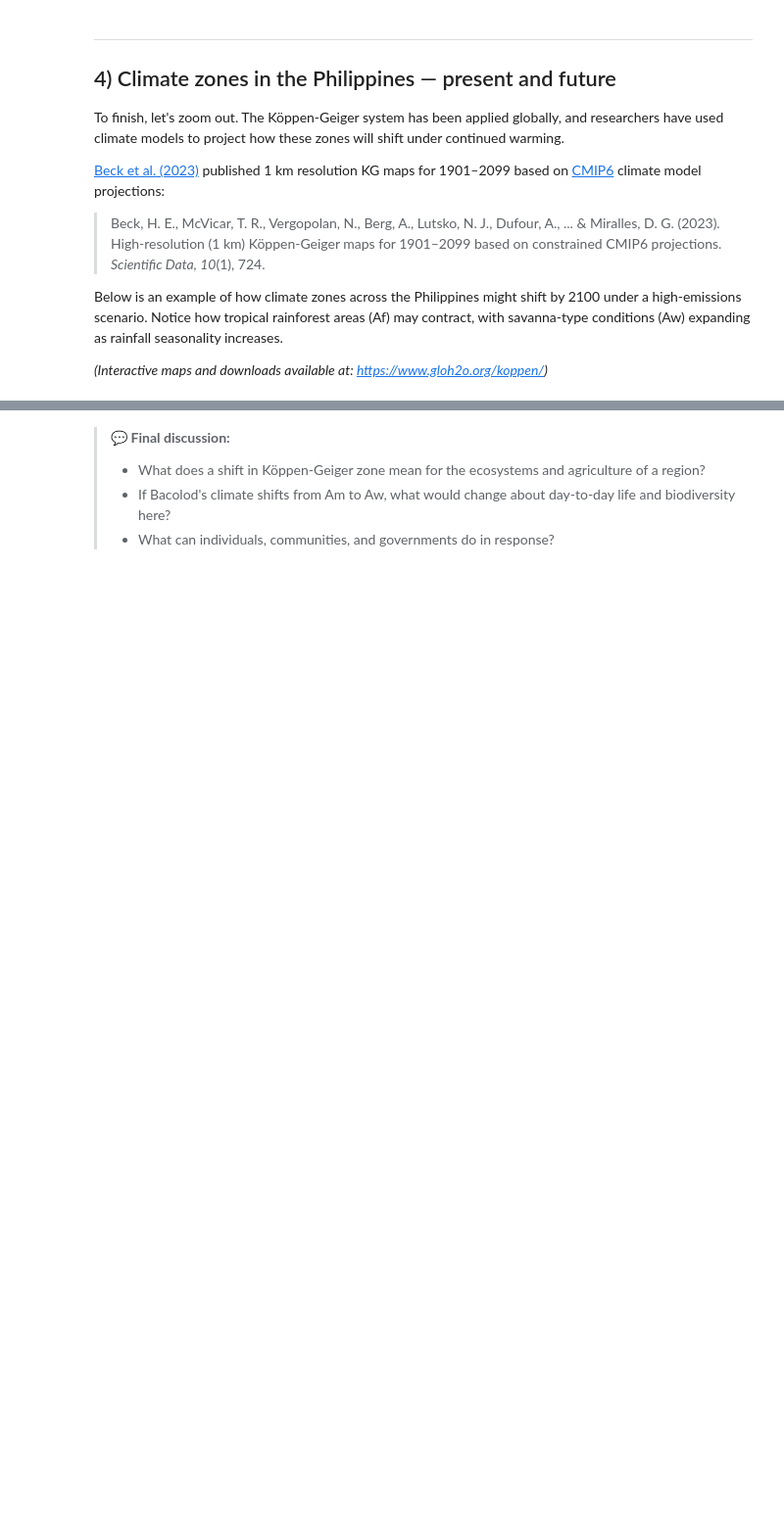
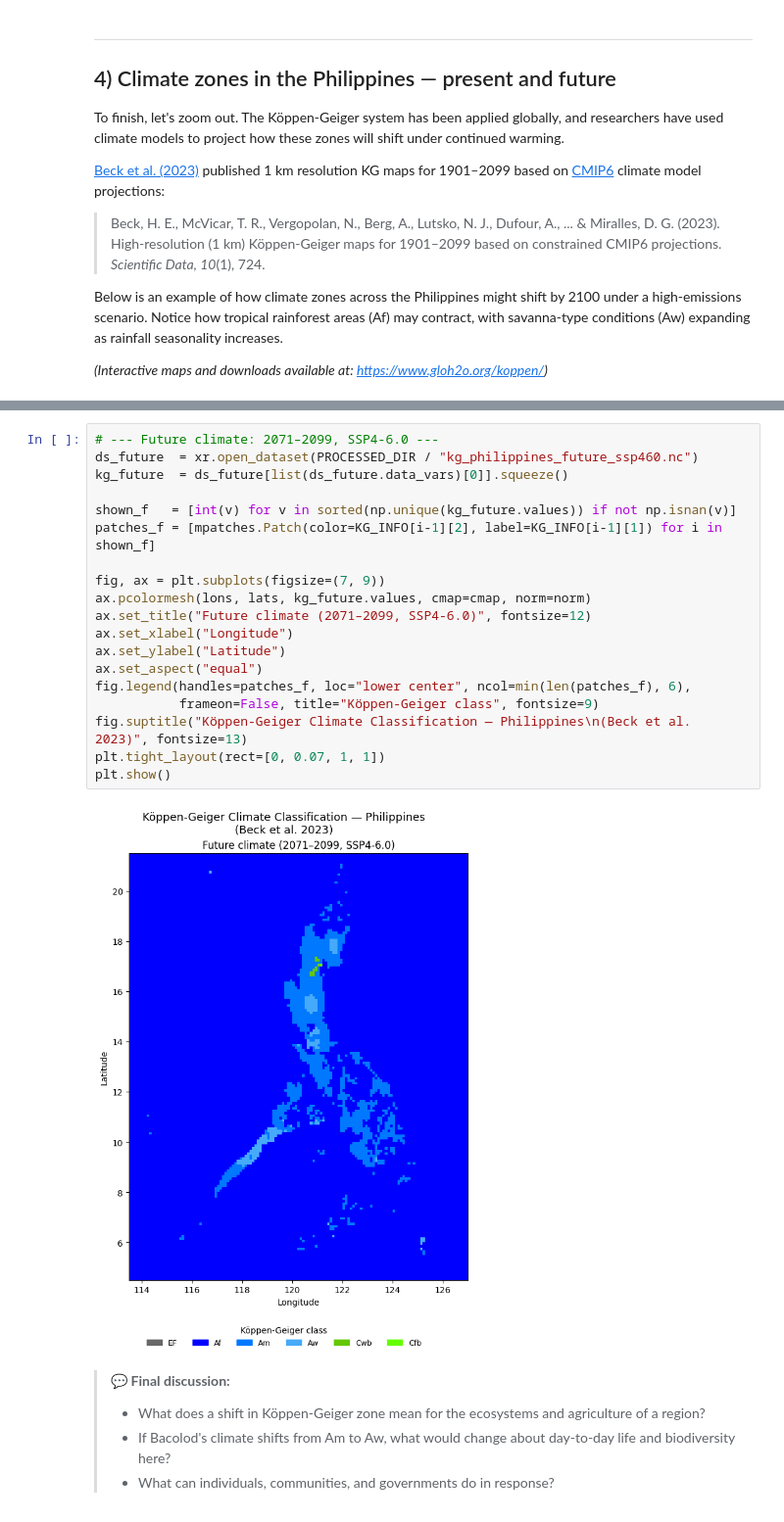
Before and after one commit to Cas-Dec/USLS-Workshop, a Jupyter notebook: notebooks/day1_complete.ipynb, the cells around one changed output, grey strips where cells are left out. Shown at 98% size. Cells and saved outputs as stored; diff of their text form; blank space fills up the shorter version.

```diff
--- a/notebooks/day1_complete.ipynb
+++ b/notebooks/day1_complete.ipynb
@@ -985,3 +1028,24 @@ Below is an example of how climate zones across the Philippines might shift by 2
+# %%
+# --- Future climate: 2071–2099, SSP4-6.0 ---
+ds_future  = xr.open_dataset(PROCESSED_DIR / "kg_philippines_future_ssp460.nc")
+kg_future  = ds_future[list(ds_future.data_vars)[0]].squeeze()
+
+shown_f   = [int(v) for v in sorted(np.unique(kg_future.values)) if not np.isnan(v)]
+patches_f = [mpatches.Patch(color=KG_INFO[i-1][2], label=KG_INFO[i-1][1]) for i in shown_f]
+
+fig, ax = plt.subplots(figsize=(7, 9))
+ax.pcolormesh(lons, lats, kg_future.values, cmap=cmap, norm=norm)
+ax.set_title("Future climate (2071–2099, SSP4-6.0)", fontsize=12)
+ax.set_xlabel("Longitude")
+ax.set_ylabel("Latitude")
+ax.set_aspect("equal")
+fig.legend(handles=patches_f, loc="lower center", ncol=min(len(patches_f), 6),
+           frameon=False, title="Köppen-Geiger class", fontsize=9)
+fig.suptitle("Köppen-Geiger Climate Classification — Philippines\n(Beck et al. 2023)", fontsize=13)
+plt.tight_layout(rect=[0, 0.07, 1, 1])
+plt.show()
+# %% [output]
+[figure, added]
 # %% [markdown]
 > 💬 **Final discussion:**
 > - What does a shift in Köppen-Geiger zone mean for the ecosystems and agriculture of a region?
```
Also changed, not shown: parts of 2 cells of this notebook, 30 other files.
